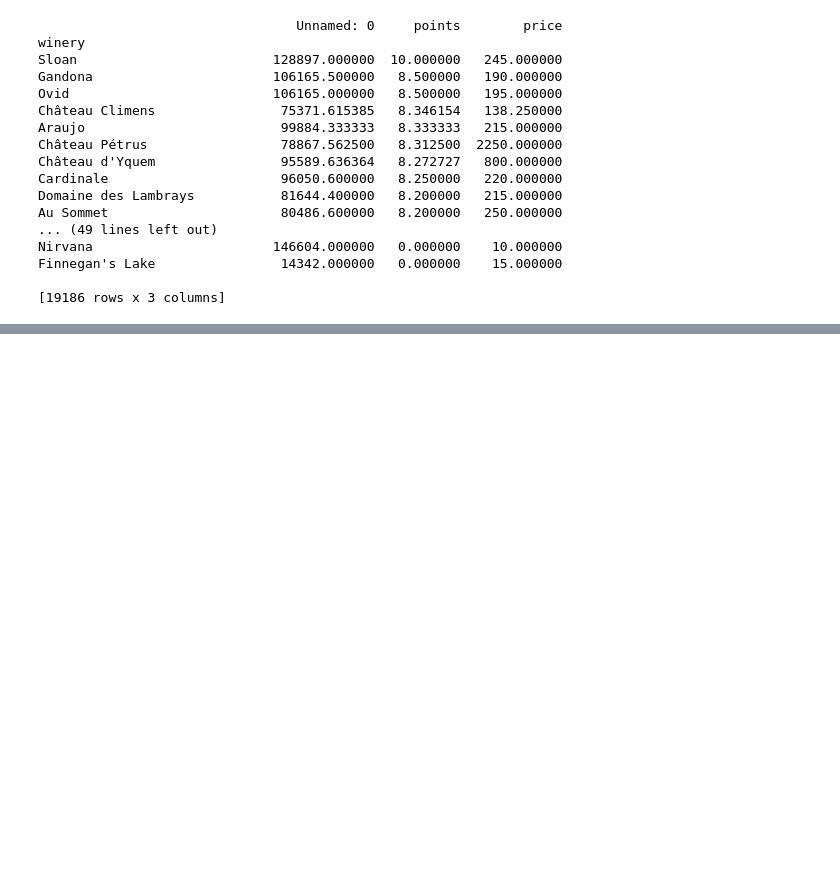
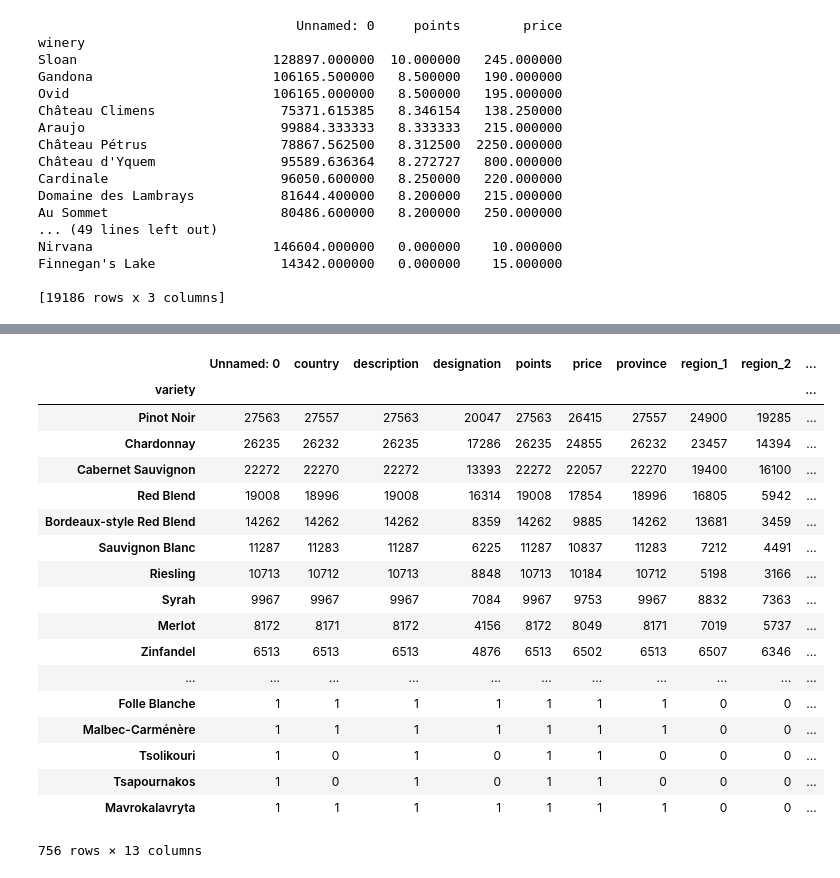
Before and after one commit to 7465BOOSC/Data-Mining-Project, a Jupyter notebook: Wine_Reviews.ipynb, the cells around one changed output, grey strips where cells are left out. Cells and saved outputs as stored; diff of their text form; code cells hidden in the pictures; blank space fills up the shorter version.

Commit message:
Update Wine_Reviews.ipynb
Updates to analysis

```diff
--- a/Wine_Reviews.ipynb
+++ b/Wine_Reviews.ipynb
@@ -303,3 +304,27 @@ wine_data.loc[wine_data['winery'] == 'Hickinbotham']
 | 210907 | 59977 | Australia | This is a top example of the clas... | The Peake | 8.0 | 150.0 | South Australia | McLaren Vale | NaN | ... |
 | 219607 | 68677 | Australia | Austere, tannic and chewy, this C... | Trueman | 6.5 | 75.0 | South Australia | McLaren Vale | NaN | ... |
 | 238344 | 87414 | Australia | As Australian vineyards go, this ... | Brooks Road | 7.0 | 75.0 | South Australia | McLaren Vale | NaN | ... |
+# %%
+counts_df = wine_data.groupby('variety').count()
+# %%
+counts_df.sort_values(by=['points'], ascending = False)
+# %% [output]
+|  | Unnamed: 0 | country | description | designation | points | price | province | region_1 | region_2 | ... |
+| variety |  |  |  |  |  |  |  |  |  | ... |
+| Pinot Noir | 27563 | 27557 | 27563 | 20047 | 27563 | 26415 | 27557 | 24900 | 19285 | ... |
+| Chardonnay | 26235 | 26232 | 26235 | 17286 | 26235 | 24855 | 26232 | 23457 | 14394 | ... |
+| Cabernet Sauvignon | 22272 | 22270 | 22272 | 13393 | 22272 | 22057 | 22270 | 19400 | 16100 | ... |
+| Red Blend | 19008 | 18996 | 19008 | 16314 | 19008 | 17854 | 18996 | 16805 | 5942 | ... |
+| Bordeaux-style Red Blend | 14262 | 14262 | 14262 | 8359 | 14262 | 9885 | 14262 | 13681 | 3459 | ... |
+| Sauvignon Blanc | 11287 | 11283 | 11287 | 6225 | 11287 | 10837 | 11283 | 7212 | 4491 | ... |
+| Riesling | 10713 | 10712 | 10713 | 8848 | 10713 | 10184 | 10712 | 5198 | 3166 | ... |
+| Syrah | 9967 | 9967 | 9967 | 7084 | 9967 | 9753 | 9967 | 8832 | 7363 | ... |
+| Merlot | 8172 | 8171 | 8172 | 4156 | 8172 | 8049 | 8171 | 7019 | 5737 | ... |
+| Zinfandel | 6513 | 6513 | 6513 | 4876 | 6513 | 6502 | 6513 | 6507 | 6346 | ... |
+| ... | ... | ... | ... | ... | ... | ... | ... | ... | ... | ... |
+| Folle Blanche | 1 | 1 | 1 | 1 | 1 | 1 | 1 | 0 | 0 | ... |
+| Malbec-Carménère | 1 | 1 | 1 | 1 | 1 | 1 | 1 | 0 | 0 | ... |
+| Tsolikouri | 1 | 0 | 1 | 0 | 1 | 1 | 0 | 0 | 0 | ... |
+| Tsapournakos | 1 | 0 | 1 | 0 | 1 | 1 | 0 | 0 | 0 | ... |
+| Mavrokalavryta | 1 | 1 | 1 | 1 | 1 | 1 | 1 | 0 | 0 | ... |
+756 rows × 13 columns
```
Also changed, not shown: parts of 19 cells of this notebook.
